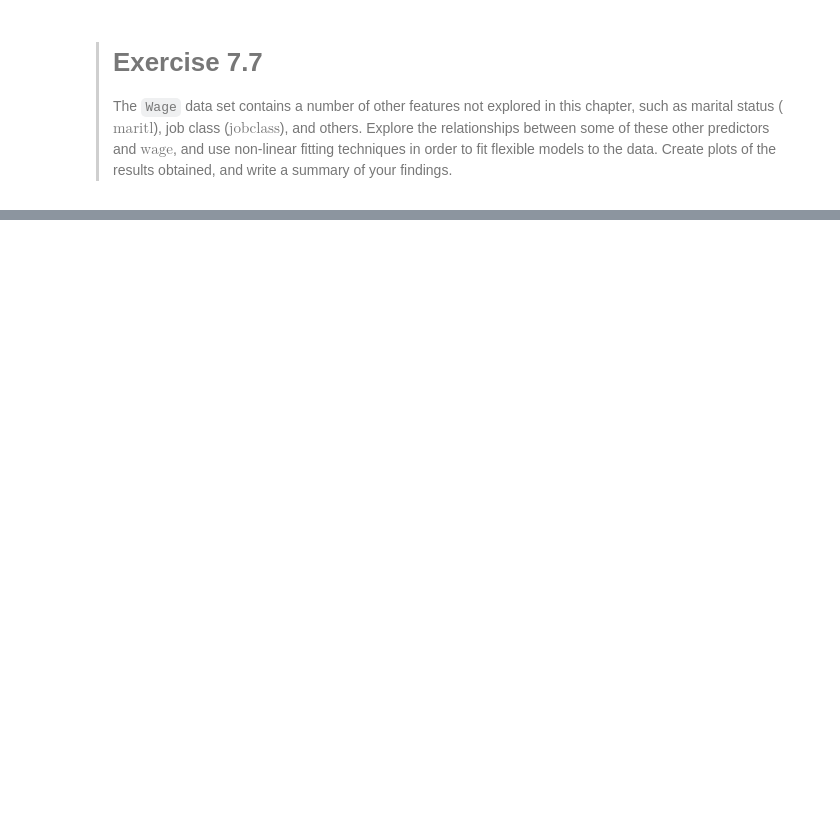
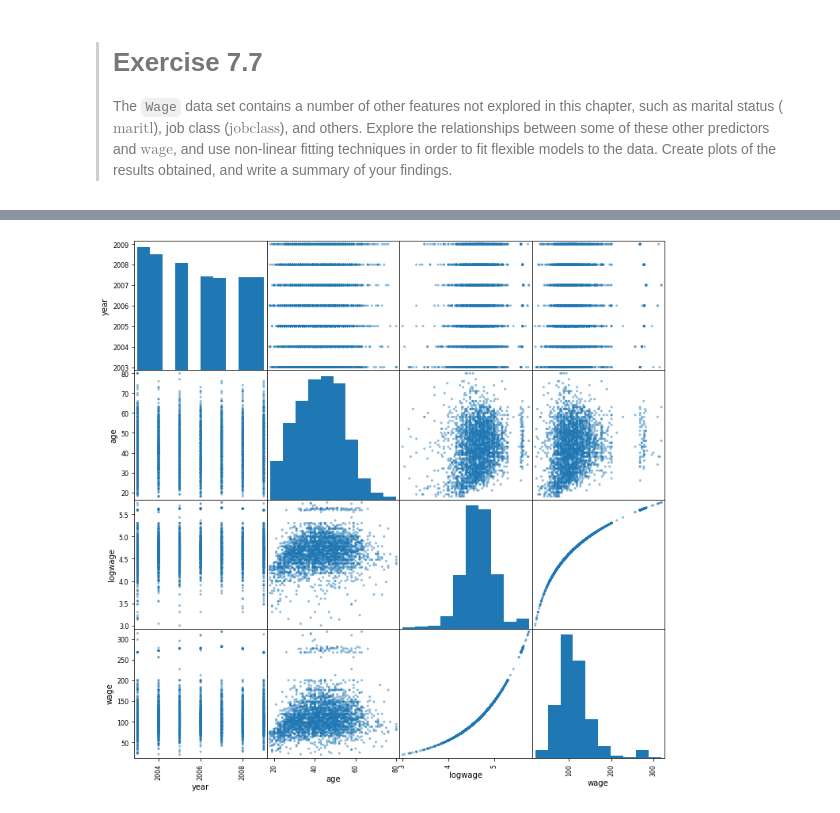
Before and after one commit to HerrBroekman/Python-solutions-for-An-Introduction-to-Statistical-Learning, a Jupyter notebook: Chapter7/Exercise07/7_7.ipynb, the cells around one changed output, grey strips where cells are left out. Drawn from its saved outputs; the diff is of its cells as text; code cells hidden in the pictures; blank space fills up the shorter version.

```diff
--- a/Chapter7/Exercise07/7_7.ipynb
+++ b/Chapter7/Exercise07/7_7.ipynb
@@ -22,3 +46,7 @@ df.head()
 | 2 | 2003 | 45 | 1. Male | 2. Married | 1. White | 3. Some College | 2. Middle Atlantic | 1. Industrial | 1. <=Good | 1. Yes | ... |
 | 3 | 2003 | 43 | 1. Male | 2. Married | 3. Asian | 4. College Grad | 2. Middle Atlantic | 2. Information | 2. >=Very Good | 1. Yes | ... |
 | 4 | 2005 | 50 | 1. Male | 4. Divorced | 1. White | 2. HS Grad | 2. Middle Atlantic | 2. Information | 1. <=Good | 1. Yes | ... |
+# %%
+_ = pd.plotting.scatter_matrix(df, figsize=(12, 12))
+# %% [output]
+[figure, added]
```
Also changed, not shown: parts of 15 cells of this notebook.
